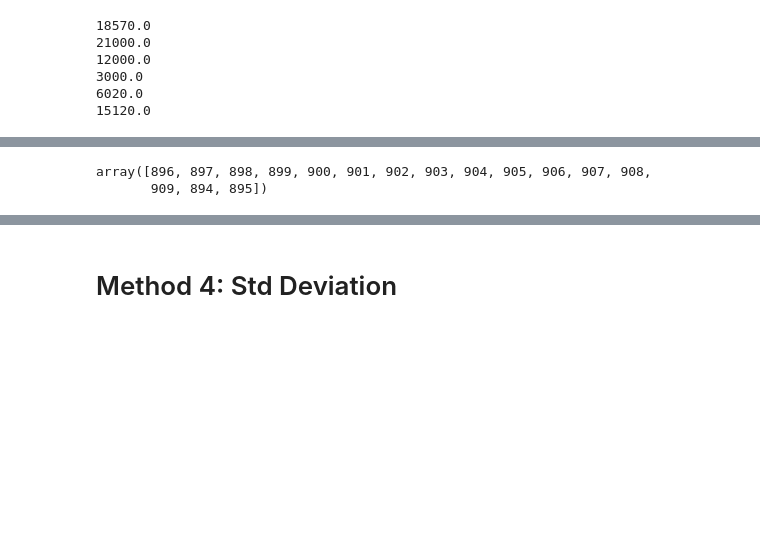
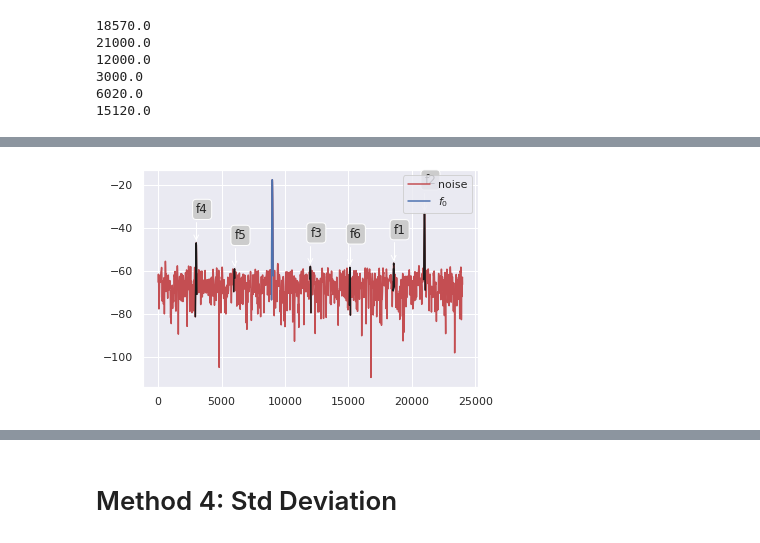
Before and after one commit to hrtlacek/audiolab, a Jupyter notebook: notebooks/LV/SNR.ipynb, the cells around one changed output, grey strips where cells are left out. Saved outputs shown, nothing was run; the diff lists cells and outputs as text; code cells hidden in the pictures; blank space fills up the shorter version.

```diff
--- a/notebooks/LV/SNR.ipynb
+++ b/notebooks/LV/SNR.ipynb
@@ -186,4 +183,7 @@ import scipy.signal as sig
 # %%
 # f, Pxx_spec = sig.welch(exampleOutput,fs=sr)
 # %%
-faxis,ps = sig.periodogram(x,fs=sr, window=('kaiser',38))#,scaling='spectrum')
+faxis,ps = sig.periodogram(x,fs=sr, window=('kaiser',38),)#,scaling='spectrum')
+fundBin = argmax(ps)
+
+_=plot(faxis,10*log10(ps))
@@ -299,0 +266,8 @@ fundFrequency
+# %%
+faxis,ps = sig.periodogram(x,fs=sr, window=('kaiser',38),)#,scaling='spectrum')
+fundBin = argmax(ps)
+
+fundIndizes = getIndizesAroundPeak(ps,fundBin)
+fundFrequency = faxis[fundBin]
+
+_=plot(faxis,10*log10(ps))
@@ -384,5 +335,2 @@ array([[1856, 1855],
 # %%
-fundIndizes
+fundIndizes.sort()
-# %% [output]
-array([896, 897, 898, 899, 900, 901, 902, 903, 904, 905, 906, 907, 908,
-       909, 894, 895])
@@ -395,4 +339,30 @@ pFund = bandpower(ps[fundIndizes[0]:fundIndizes[-1]])
 # %%
 fundRemoved = np.delete(ps,fundIndizes)
 fAxisFundRemoved = np.delete(faxis,fundIndizes)
+# %%
+def plotSNR(ps, faxis, fundIndizes, fullHarmonicBinList, harmPeaks, harmPeakFreqs, ):
+    fig, ax = plt.subplots()
+    arrowprops = dict(
+        arrowstyle="->",
+        connectionstyle="angle,angleA=0,angleB=90,rad=10")
+    bbox = dict(boxstyle="round", fc="0.8")
+    offset = 10
+
+
+    plot(faxis,10*log10(ps), c='r', label='noise')
+    plot(faxis[fundIndizes], 10*log10(ps[fundIndizes]), c='b', label='$f_0$')
+    for i,harm in enumerate(fullHarmonicBinList):
+        plot(faxis[harm], 10*log10(ps[harm]),'k')
+
+        ax.annotate("f{}".format(i+1),
+        (harmPeakFreqs[i], 10*log10(harmPeaks[i])),
+        xytext=(0, 30), textcoords='offset points',
+        bbox=bbox, arrowprops=arrowprops)
+
+    legend()
+    return
+# %%
+plotSNR(ps,faxis, fundIndizes,fullHarmonicBinList,harmPeaks,harmPeakFreqs)
+# %% [output]
+[figure, added]
 # %%
```
Also changed, not shown: parts of 33 cells of this notebook, 11 other files.
